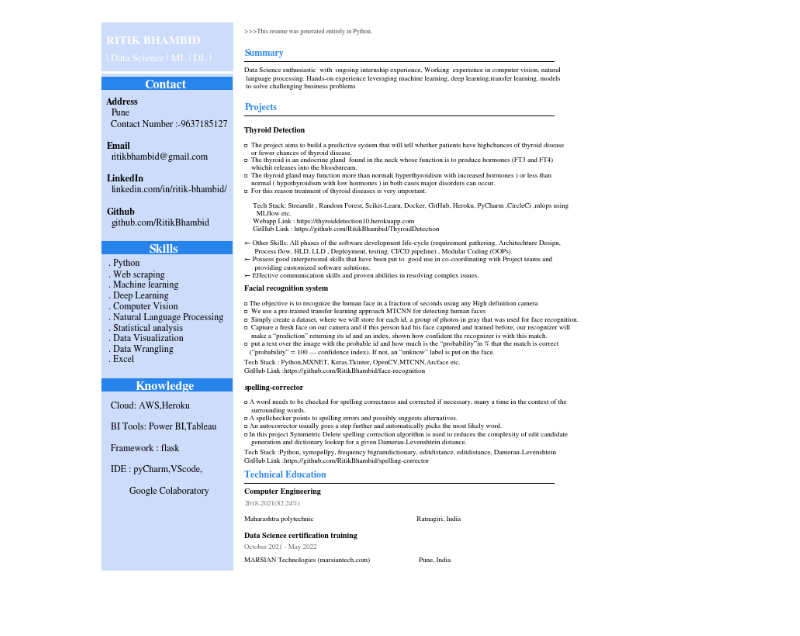
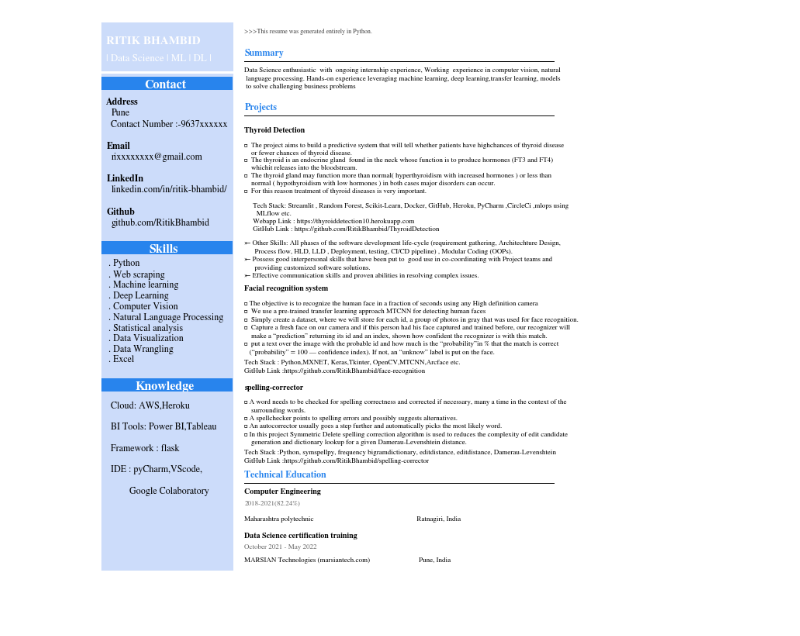
Before and after one commit to RitikBhambid/Resume, a Jupyter notebook: Final Resume.ipynb, the cells around one changed output. Cells and saved outputs as stored; diff of their text form; code cells hidden in the pictures.

```diff
--- a/Final Resume.ipynb
+++ b/Final Resume.ipynb
@@ -5,11 +5,11 @@ Name = 'RITIK BHAMBID'
 Title = '| Data Science | ML | DL |'
 Contact_header="Contact"
 Contact_desc= 'Pune'
-Contact_num ='Contact Number :-9637185127'
+Contact_num ='Contact Number :-9637xxxxxx'
 Contact_desc_Mail_head='Email'
 Contact_desc_linkdin_head='LinkedIn'
 Contact_desc_github_head='Github'
-Contact_desc_Mail='ritikbhambid@gmail.com'
+Contact_desc_Mail='rixxxxxxxx@gmail.com'
 Contact_desc_linkdin='linkedin.com/in/ritik-bhambid/'
 Contact_desc_github='github.com/RitikBhambid'
 knowledge='Knowledge'
@@ -131,33 +131,33 @@ plt.annotate(knowledge_desc, (.020,.14), weight='regular', fontsize=12, color='b
 plt.annotate(SkillsHeader, (.1,.58), weight='bold', fontsize=16, color='#ffffff')
 # plt.annotate(SkillsOneDesc, (.01,.10), weight='regular', fontsize=10, color='black')
 plt.annotate(SkillsDesc, (0.01,0.38), weight='regular', fontsize=12, color='black')
 plt.annotate(SummaryHeader, (.3,.94), weight='bold', fontsize=12, color='#2884ed')
 plt.annotate(summary_desk, (.3,.88), weight='regular', fontsize=9,linespacing=1.4)
 plt.annotate(ProjectHeader, (.3,.84), weight='bold', fontsize=12, color='#2884ed')
 plt.annotate(ProjectOneTitle, (.3,.8), weight='bold', fontsize=10)
 plt.annotate(ProjectOneDesc, (.3,.62), weight='regular', fontsize=9,linespacing=1.3)
 plt.annotate(ProjectOneDesc1, (.3,.52), weight='regular', fontsize=9,linespacing=1.4)
 plt.annotate(ProjectTwoTitle, (.3,.51), weight='bold', fontsize=10)
 plt.annotate(ProjectTwoDesc, (.3,.38), weight='regular', fontsize=9,linespacing=1.4)
 plt.annotate(ProjectTwoDesc1, (.3,.36), weight='regular', fontsize=9,linespacing=1.5)
 plt.annotate(ProjectThreeTitle, (.3,.33), weight='bold', fontsize=10)
 plt.annotate(ProjectThreeDesc, (.3,.23), weight='regular', fontsize=9,linespacing=1.4)
 plt.annotate(ProjectThreeDesc1, (.3,.197), weight='regular', fontsize=9,linespacing=1.5)
 plt.annotate(EduHeader, (.3,.17), weight='bold', fontsize=12, color='#2884ed')
 plt.annotate(EduOneTitle, (.3,.14), weight='bold', fontsize=10)
 plt.annotate(EduOneTime, (.3,.12), weight='regular', fontsize=9, alpha=.6)
 # plt.annotate(SkillsTwoDesc, (.01,.27), weight='regular', fontsize=10, color='black')
 
 plt.annotate(EduOneDesc, (.3,.090), weight='regular', fontsize=9)
 plt.annotate(EduTwoTitle, (.3,.059), weight='bold', fontsize=10)
 plt.annotate(EduTwoTime, (.3,.040), weight='regular', fontsize=9, alpha=.6)
 plt.annotate(EduTwoDesc, (.3,.015), weight='regular', fontsize=9)
 
 # remove axes
 plt.axis('off')
 
 plt.savefig('Ritik_Bhambid.pdf', dpi=300, bbox_inches='tight')
 # %% [output]
-[figure, old version]
+[figure, new version]
 # %% [markdown]
 ####
```
Also changed, not shown: 1 other file.
